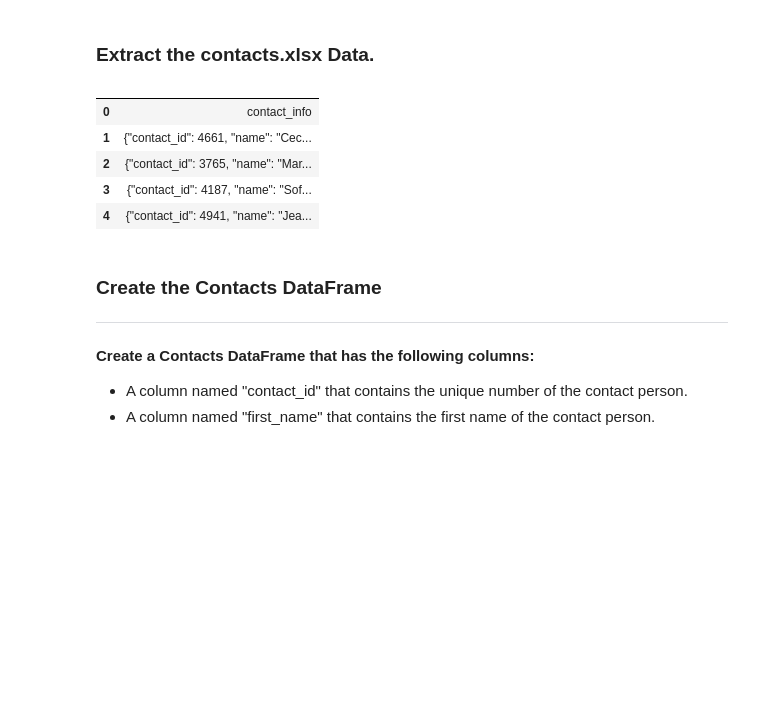
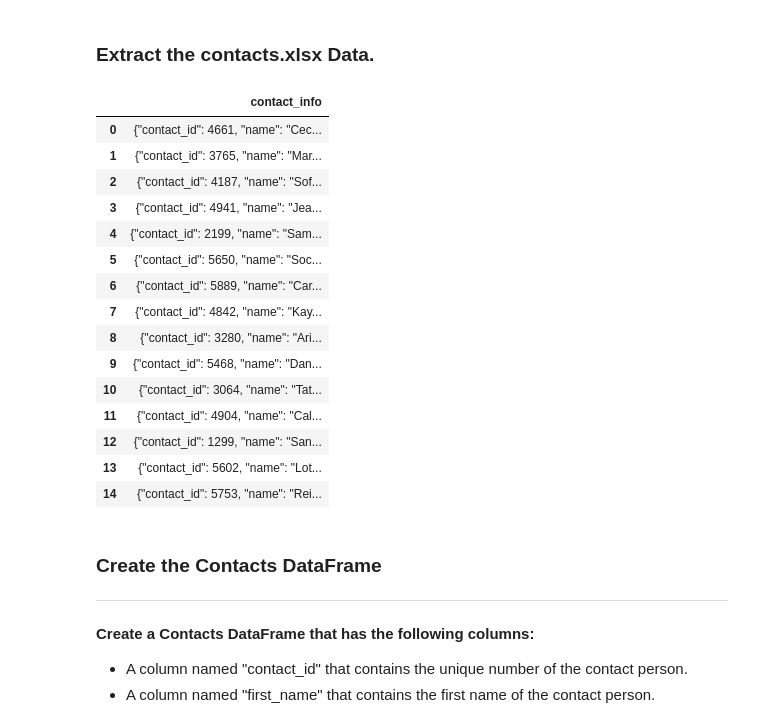
Before and after one commit to shelly-hub/Crowfunding_ETL---group-7, a Jupyter notebook: ETL_part 1-2.ipynb, the cells around one changed output. Drawn from its saved outputs; the diff is of its cells as text; code cells hidden in the pictures; blank space fills up the shorter version.

```diff
--- a/ETL_part 1-2.ipynb
+++ b/ETL_part 1-2.ipynb
@@ -284,15 +287,25 @@ campaign_merged_df.head(5)
 ### Extract the contacts.xlsx Data.
 # %%
 # Read the data into a Pandas DataFrame. Use the `header=2` parameter when reading in the data.
-contact_info_df = pd.read_excel('Resources/contacts.xlsx', header=2)
-contact_info_df.head()
+contact_info_df = pd.read_excel('Resources/contacts.xlsx', header=3)
+contact_info_df.head(15)
 # %% [output]
-|  |  |
-| 0 | contact_info |
-| 1 | {"contact_id": 4661, "name": "Cec... |
-| 2 | {"contact_id": 3765, "name": "Mar... |
-| 3 | {"contact_id": 4187, "name": "Sof... |
-| 4 | {"contact_id": 4941, "name": "Jea... |
+|  | contact_info |
+| 0 | {"contact_id": 4661, "name": "Cec... |
+| 1 | {"contact_id": 3765, "name": "Mar... |
+| 2 | {"contact_id": 4187, "name": "Sof... |
+| 3 | {"contact_id": 4941, "name": "Jea... |
+| 4 | {"contact_id": 2199, "name": "Sam... |
+| 5 | {"contact_id": 5650, "name": "Soc... |
+| 6 | {"contact_id": 5889, "name": "Car... |
+| 7 | {"contact_id": 4842, "name": "Kay... |
+| 8 | {"contact_id": 3280, "name": "Ari... |
+| 9 | {"contact_id": 5468, "name": "Dan... |
+| 10 | {"contact_id": 3064, "name": "Tat... |
+| 11 | {"contact_id": 4904, "name": "Cal... |
+| 12 | {"contact_id": 1299, "name": "San... |
+| 13 | {"contact_id": 5602, "name": "Lot... |
+| 14 | {"contact_id": 5753, "name": "Rei... |
 # %% [markdown]
 ### Create the Contacts DataFrame
 ---
```
Also changed, not shown: parts of 21 cells of this notebook, 1 other file.
